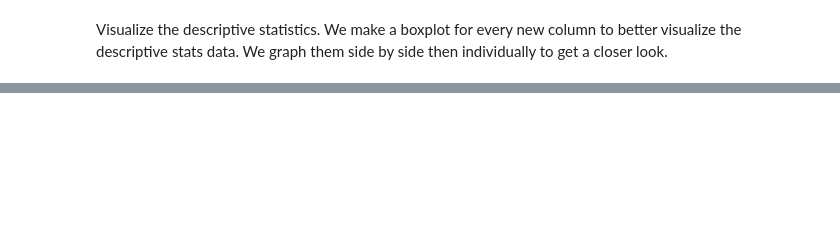
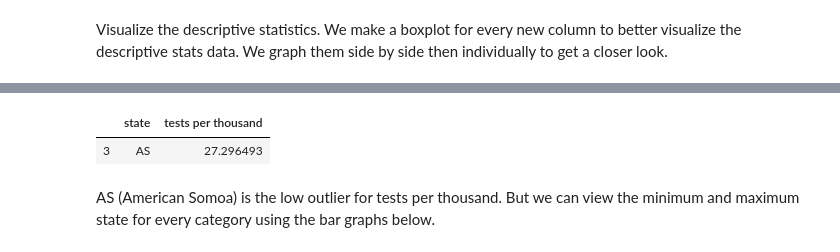
Before and after one commit to cathilo/sharing-github, a Jupyter notebook: Capstone 2 Exploratory.ipynb, the cells around one changed output, grey strips where cells are left out. Saved outputs shown, nothing was run; the diff lists cells and outputs as text; code cells hidden in the pictures; blank space fills up the shorter version.

```diff
--- a/Capstone 2 Exploratory.ipynb
+++ b/Capstone 2 Exploratory.ipynb
@@ -426,0 +440,8 @@ We make a bargraph for each of our new columns to show every state's value to vi
+# %%
+t=today[today['tests per thousand']==today['tests per thousand'].min()]
+t.loc[:,['state','tests per thousand']]
+# %% [output]
+|  | state | tests per thousand |
+| 3 | AS | 27.296493 |
+# %% [markdown]
+AS (American Somoa) is the low outlier for tests per thousand. But  we can view the minimum and maximum state for every category using the bar graphs below.
```
Also changed, not shown: parts of 11 cells of this notebook.
